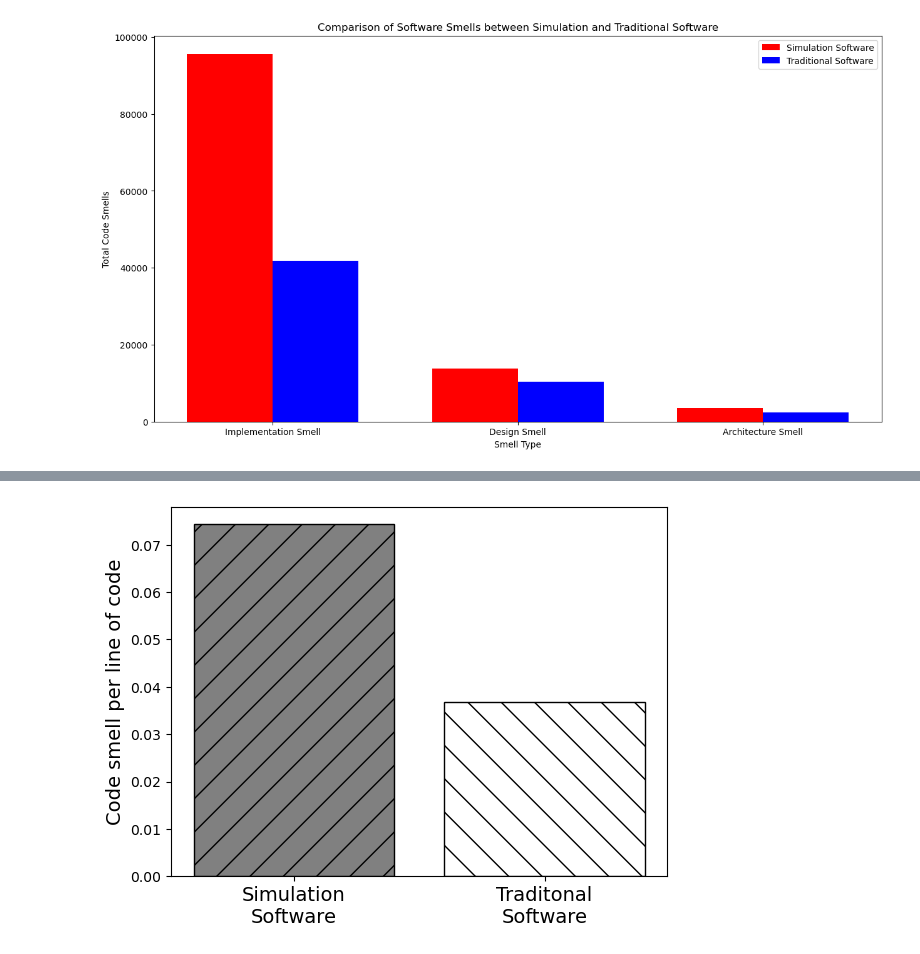
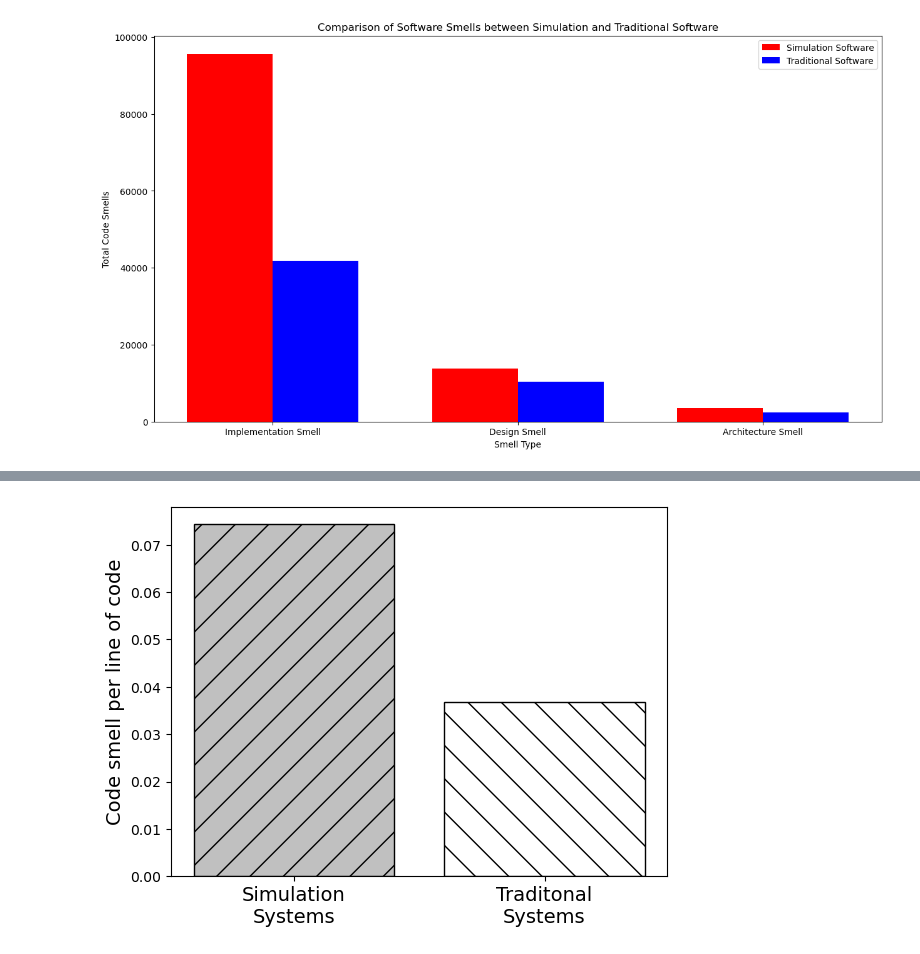
Before and after one commit to riasat-mahbub/sim_emperical_replication, a Jupyter notebook: 3 RQ1 Part 1.ipynb, the cells around one changed output, grey strips where cells are left out. Saved outputs shown, nothing was run; the diff lists cells and outputs as text; code cells hidden in the pictures.

Commit message:
Added new figures

```diff
--- a/3 RQ1 Part 1.ipynb
+++ b/3 RQ1 Part 1.ipynb
@@ -574,29 +479,28 @@ plt.savefig('all_smells_bar.png')
 # %%
 import matplotlib.pyplot as plt
 
 # Data for the bars
-bar_names = ['Simulation\nSoftware', 'Traditonal\nSoftware']
+bar_names = ['Simulation\nSystems', 'Traditonal\nSystems']
 bar_values = [super_mgsdf['Count'].sum()/super_mgsdf['LOC'].sum(), super_mgtdf['Count'].sum()/super_mgtdf['LOC'].sum()]
 
-colors = ['gray', 'white']
+colors = ['silver', 'white']
 edge_colors = ['black', 'black']
 hatches = ['/', '\\']
 
 # Creating the bar chart with specified colors and hatches
 bars = plt.bar(bar_names, bar_values, color=colors,edgecolor=edge_colors)
 
 # Applying hatches to the bars
 for bar, hatch in zip(bars, hatches):
     bar.set_hatch(hatch)
 
 # Adding labels and title
 plt.ylabel('Code smell per line of code', fontsize=14)
 plt.xticks(fontsize=14)
 # plt.xlabel('Bars')
 # plt.ylabel('Values')
 # plt.title('Bar Chart with Two Bars')
 plt.savefig('comparison_bar_plot.png')
-# Displaying the chart
 plt.show()
 # %% [output]
-[figure, old version]
+[figure, new version]
```
Also changed, not shown: parts of 9 cells of this notebook, 3 other files.
